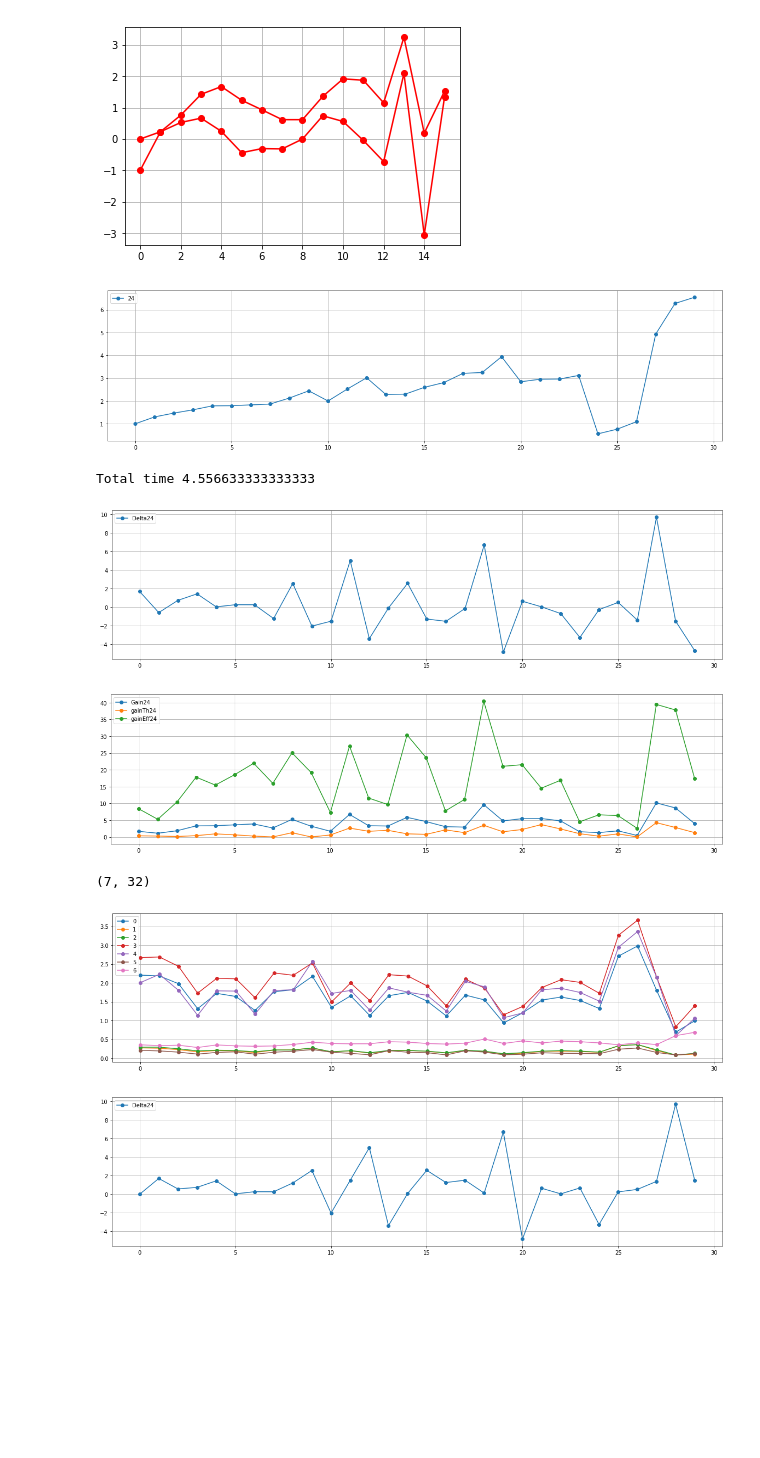
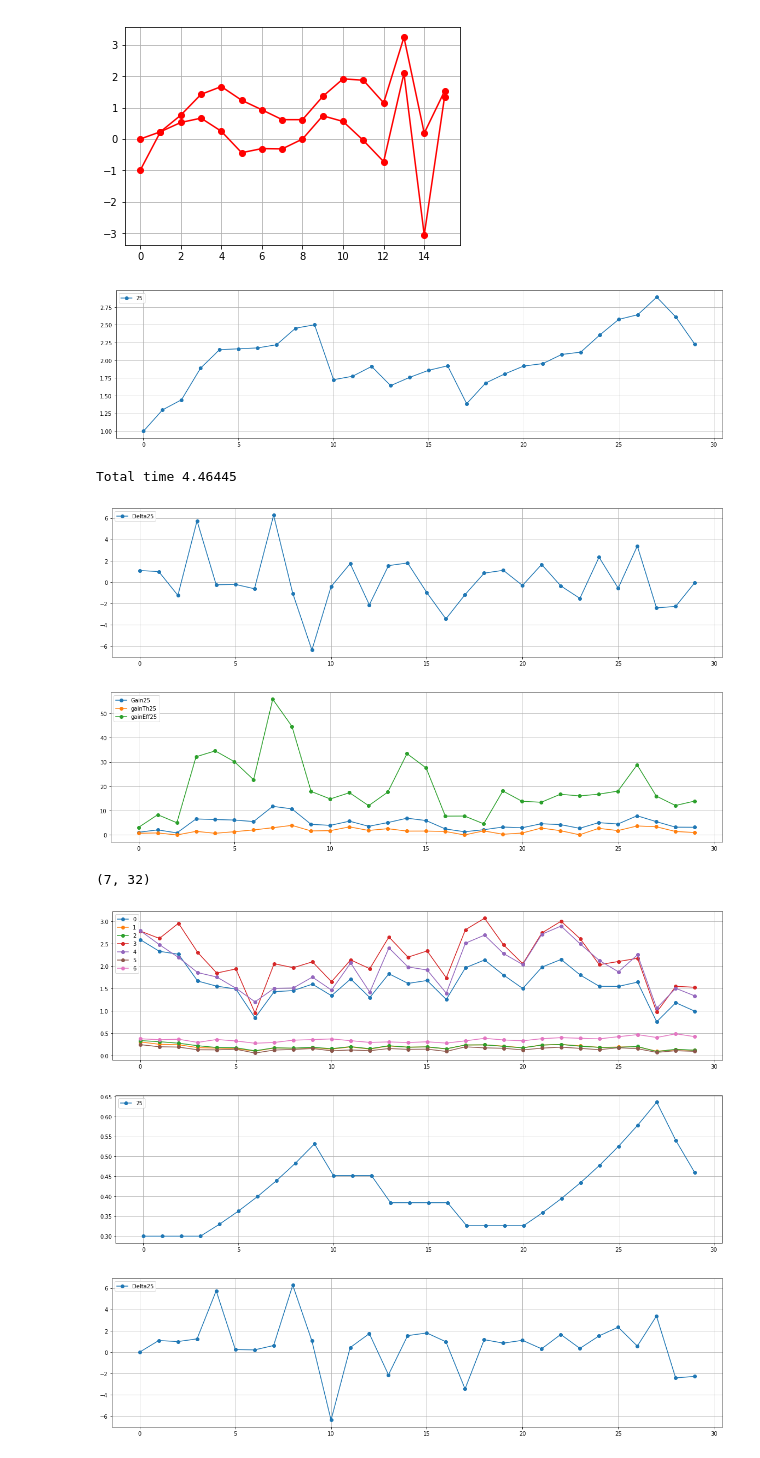
Before and after one commit to AndreeaStefan/SmartuistWrapper, a Jupyter notebook: evaluation/PlotResults.ipynb, the cells around one changed output. Saved outputs shown, nothing was run; the diff lists cells and outputs as text; code cells hidden in the pictures; blank space fills up the shorter version.

Commit message:
PLAYER 25; learning rate increase after 4th consecutinve

```diff
--- a/evaluation/PlotResults.ipynb
+++ b/evaluation/PlotResults.ipynb
@@ -111,13 +111,13 @@ plt.show()
 # player 8 = change effort
 # player 9 = same as 8
 
-players = [24]
+players = [25]
 results = []
 gradientStats = []
 path ="C:\\Users\\huber\\OneDrive\\Dokumenty\\thesis-hubert\\unity\\SmartuistWrapper\\tapResult.csv"
 pathA = "E:\\Andreea\\Projects\\Git\\SmartsuitWrapper\\SmartuistWrapper\\tapResult.csv"
 pathStats ="C:\\Users\\huber\\OneDrive\\Dokumenty\\thesis-hubert\\unity\\SmartuistWrapper\\tapResult.csv"
-pathStatsA = "E:\\Andreea\\Projects\\Git\\SmartsuitWrapper\\SmartuistWrapper\\GradientStats2.txt"
+pathStatsA = "E:\\Andreea\\Projects\\Git\\SmartsuitWrapper\\SmartuistWrapper\\GradientStats.csv"
 plt.rcParams['figure.figsize'] = [20, 5]
 # read tap results / player
 results = [0] * 100
@@ -193,9 +193,9 @@ plt.legend(loc='upper left')
 plt.grid(True)
 plt.show()
 # %% [output]
-[figure, old version]
+[figure, new version]
-Total time 4.556633333333333
+Total time 4.46445
-[figure, old version]
+[figure, new version]
 # %%
 # gain
 plt.rcParams['figure.figsize'] = [20, 5]
@@ -255,47 +255,47 @@ for a in bodyParts:
 plt.legend(loc='upper left')
 plt.grid(True)
 
 plt.show()
 
 
 
 # learning rate
-# players = [18,20]
-# for p in players:
-#     tmp = gradientStats[p]
-#     learningRate = []
-#     for words in tmp:
-#         learningRate.append(float(words[6]))
+for p in players:
+    tmp = gradientStats[p]
+    learningRate = []
+    for words in tmp:
+        learningRate.append(float(words[6]))
 
-#     x = list(range(0, len(learningRate)))
-#     plt.plot(x, learningRate, 'o-', label=p)
+    x = list(range(0, len(learningRate)))
+    plt.plot(x, learningRate, 'o-', label=p)
 
 
-# plt.legend(loc='upper left')
-# plt.grid(True)
-# plt.show()
+plt.legend(loc='upper left')
+plt.grid(True)
+plt.show()
 
 
 # delta
 
 for p in players:
     tmp = results[p]
     delta = []
     for words in tmp:
         delta.append(float(words[30]))
 
 #     smallDeltas = delta.toList()
     delta =  [x for i, x in enumerate(delta) if i == delta.index(x)]
     x = list(range(0, len(delta)))
     plt.plot(x, delta, 'o-', label="Delta"+str(p))
 plt.legend(loc='upper left')
 plt.grid(True)
 plt.show()
 # %% [output]
-[figure, old version]
+[figure, new version]
 (7, 32)
-[figure, old version]
+[figure, new version]
-[figure, old version]
+[figure, new version]
+[figure, added]
 # %%
 # plt.plot(x, uniqueGain, 'go-')
 # plt.grid(True)
```
Also changed, not shown: 3 other files.
